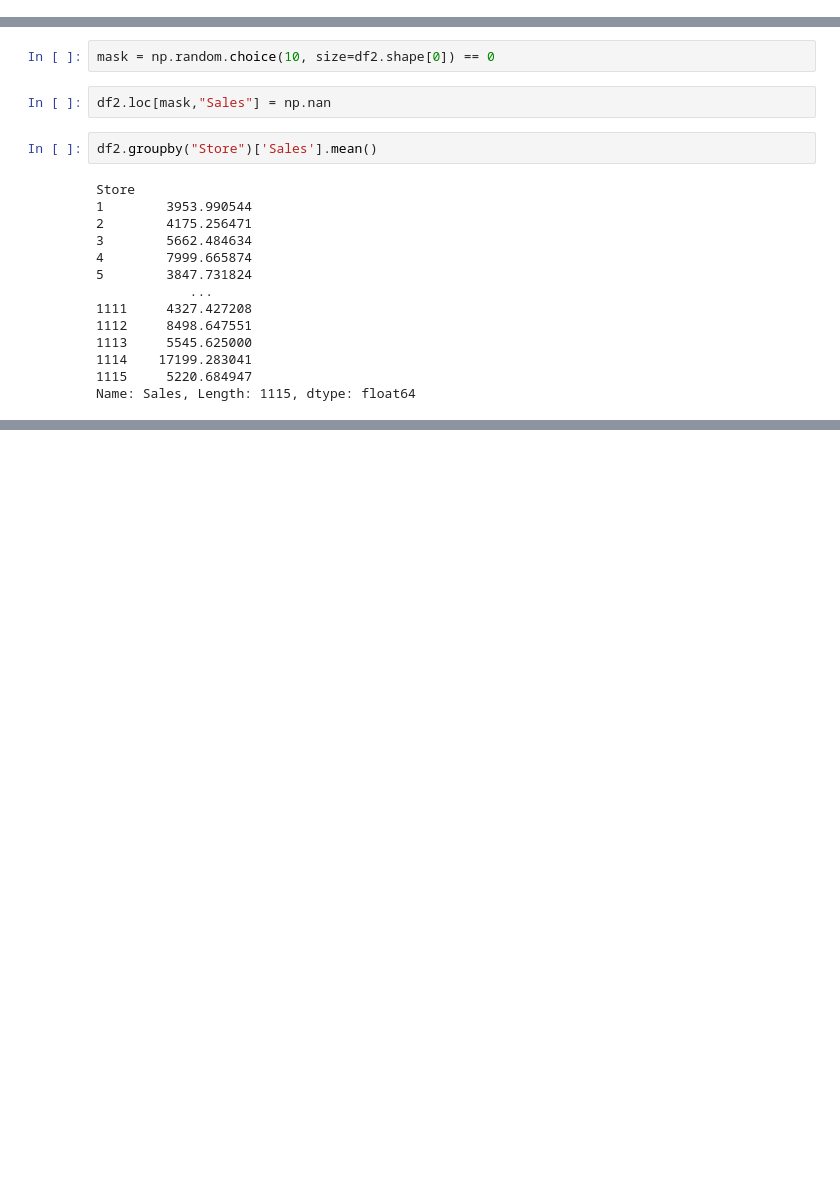
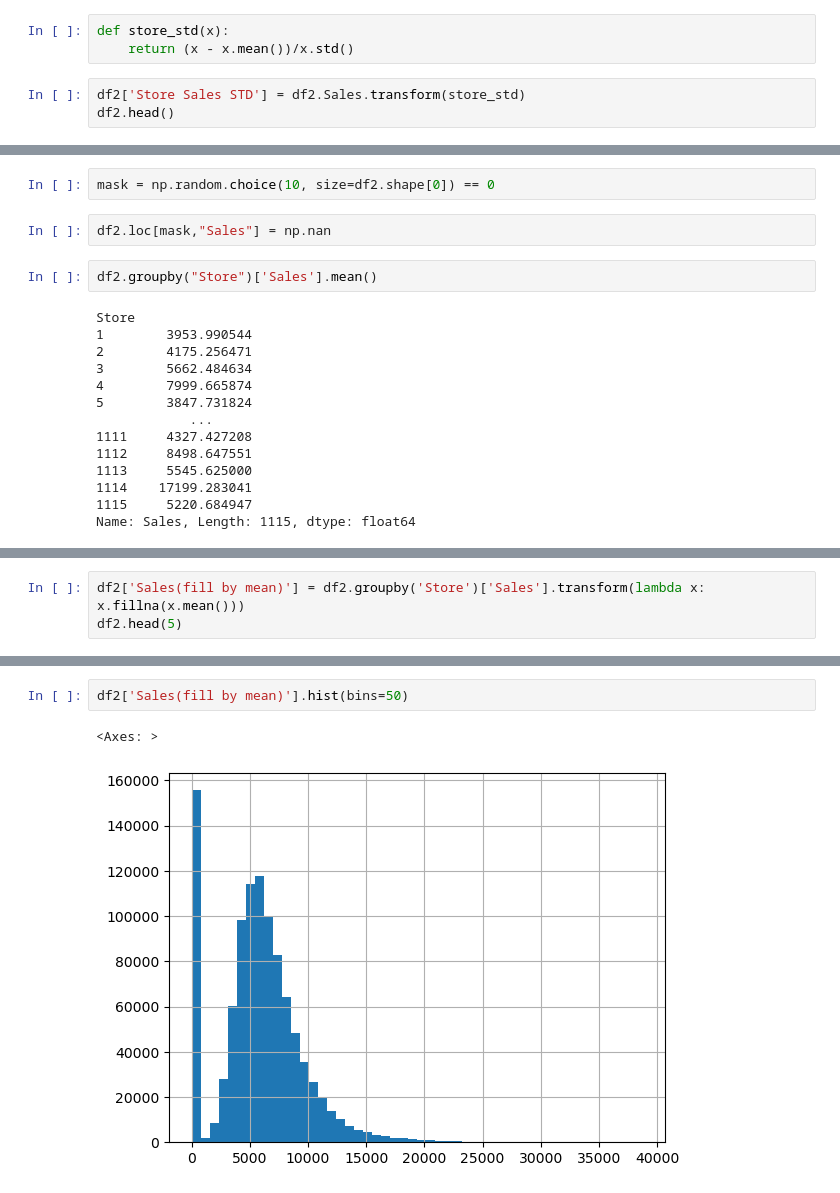
Before and after one commit to omid-sar/Interview-Preparation, a Jupyter notebook: data_manipulation/apply.ipynb, the cells around one changed output, grey strips where cells are left out. Cells and saved outputs as stored; diff of their text form; blank space fills up the shorter version.

Commit message:
fillna

```diff
--- a/data_manipulation/apply.ipynb
+++ b/data_manipulation/apply.ipynb
@@ -175,3 +171,9 @@ To adopt the future behavior and silence this warning, use
 2   -0.707107
 3    0.707107
 Name: Sales, dtype: float64
+# %%
+def store_std(x):
+    return (x - x.mean())/x.std()
+# %%
+df2['Store Sales STD'] = df2.Sales.transform(store_std)
+df2.head()
@@ -213,0 +209,3 @@ apply()
+# %%
+df2['Sales(fill by mean)'] = df2.groupby('Store')['Sales'].transform(lambda x: x.fillna(x.mean()))
+df2.head(5)
@@ -213,0 +242,5 @@ apply()
+# %%
+df2['Sales(fill by mean)'].hist(bins=50)
+# %% [output]
+<Axes: >
+[figure, added]
```
Also changed, not shown: parts of 10 cells of this notebook.
